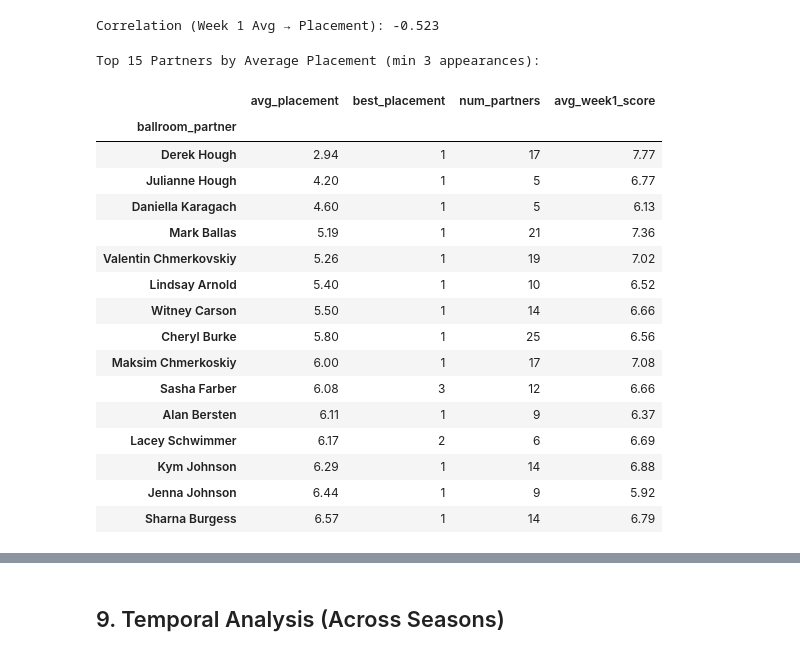
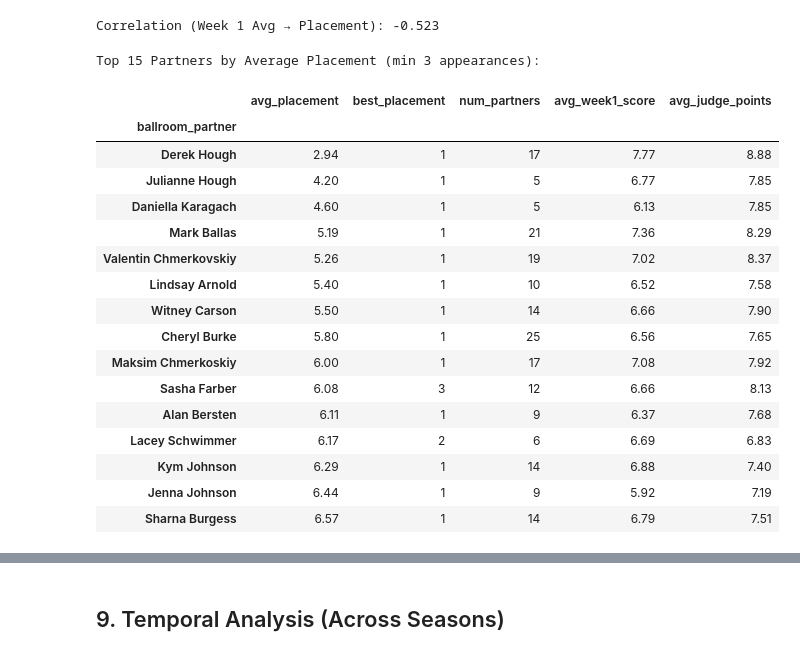
Before and after one commit to aarithundi9/2026_MCM, a Jupyter notebook: notebooks/01_eda.ipynb, the cells around one changed output, grey strips where cells are left out. Saved outputs shown, nothing was run; the diff lists cells and outputs as text; code cells hidden in the pictures.

```diff
--- a/notebooks/01_eda.ipynb
+++ b/notebooks/01_eda.ipynb
@@ -28,7 +28,7 @@ Libraries loaded successfully.
 ## 2. Load Data
 # %%
 # Load the DWTS dataset
-DATA_PATH = Path('../2026_MCM_Problem_C_Data.csv')
+DATA_PATH = Path('../data/2026_MCM_Problem_C_Data.csv')
 df = pd.read_csv(DATA_PATH, na_values=['N/A', 'n/a', ''])
 
 print(f"Dataset loaded: {df.shape[0]} rows × {df.shape[1]} columns")
@@ -500,33 +499,38 @@ print(f"Correlation (Week 1 Avg → Placement): {corr:.3f}")
 Correlation (Week 1 Avg → Placement): -0.523
 # %%
 # Partner success rate analysis
+# Calculate average overall score for each contestant (across all weeks they competed)
+weekly_avg_cols = [f'week{i}_avg' for i in range(1, 12)]
+df['overall_avg_score'] = df[weekly_avg_cols].mean(axis=1, skipna=True)
+
 partner_stats = df.groupby('ballroom_partner').agg({
     'placement': ['mean', 'min', 'count'],
-    'week1_avg': 'mean'
+    'week1_avg': 'mean',
+    'overall_avg_score': 'mean'
 }).round(2)
-partner_stats.columns = ['avg_placement', 'best_placement', 'num_partners', 'avg_week1_score']
+partner_stats.columns = ['avg_placement', 'best_placement', 'num_partners', 'avg_week1_score', 'avg_judge_points']
 partner_stats = partner_stats.sort_values('avg_placement')
 
 # Filter to partners with 3+ appearances
 experienced_partners = partner_stats[partner_stats['num_partners'] >= 3]
 print("Top 15 Partners by Average Placement (min 3 appearances):")
 experienced_partners.head(15)
 # %% [output]
 Top 15 Partners by Average Placement (min 3 appearances):
-|  | avg_placement | best_placement | num_partners | avg_week1_score |
-| ballroom_partner |  |  |  |  |
-| Derek Hough | 2.94 | 1 | 17 | 7.77 |
-| Julianne Hough | 4.20 | 1 | 5 | 6.77 |
-| Daniella Karagach | 4.60 | 1 | 5 | 6.13 |
-| Mark Ballas | 5.19 | 1 | 21 | 7.36 |
-| Valentin Chmerkovskiy | 5.26 | 1 | 19 | 7.02 |
-| Lindsay Arnold | 5.40 | 1 | 10 | 6.52 |
-| Witney Carson | 5.50 | 1 | 14 | 6.66 |
-| Cheryl Burke | 5.80 | 1 | 25 | 6.56 |
-| Maksim Chmerkoskiy | 6.00 | 1 | 17 | 7.08 |
-| Sasha Farber | 6.08 | 3 | 12 | 6.66 |
-| Alan Bersten | 6.11 | 1 | 9 | 6.37 |
-| Lacey Schwimmer | 6.17 | 2 | 6 | 6.69 |
-| Kym Johnson | 6.29 | 1 | 14 | 6.88 |
-| Jenna Johnson | 6.44 | 1 | 9 | 5.92 |
-| Sharna Burgess | 6.57 | 1 | 14 | 6.79 |
+|  | avg_placement | best_placement | num_partners | avg_week1_score | avg_judge_points |
+| ballroom_partner |  |  |  |  |  |
+| Derek Hough | 2.94 | 1 | 17 | 7.77 | 8.88 |
+| Julianne Hough | 4.20 | 1 | 5 | 6.77 | 7.85 |
+| Daniella Karagach | 4.60 | 1 | 5 | 6.13 | 7.85 |
+| Mark Ballas | 5.19 | 1 | 21 | 7.36 | 8.29 |
+| Valentin Chmerkovskiy | 5.26 | 1 | 19 | 7.02 | 8.37 |
+| Lindsay Arnold | 5.40 | 1 | 10 | 6.52 | 7.58 |
+| Witney Carson | 5.50 | 1 | 14 | 6.66 | 7.90 |
+| Cheryl Burke | 5.80 | 1 | 25 | 6.56 | 7.65 |
+| Maksim Chmerkoskiy | 6.00 | 1 | 17 | 7.08 | 7.92 |
+| Sasha Farber | 6.08 | 3 | 12 | 6.66 | 8.13 |
+| Alan Bersten | 6.11 | 1 | 9 | 6.37 | 7.68 |
+| Lacey Schwimmer | 6.17 | 2 | 6 | 6.69 | 6.83 |
+| Kym Johnson | 6.29 | 1 | 14 | 6.88 | 7.40 |
+| Jenna Johnson | 6.44 | 1 | 9 | 5.92 | 7.19 |
+| Sharna Burgess | 6.57 | 1 | 14 | 6.79 | 7.51 |
```
Also changed, not shown: parts of 2 cells of this notebook, 1 other file.
